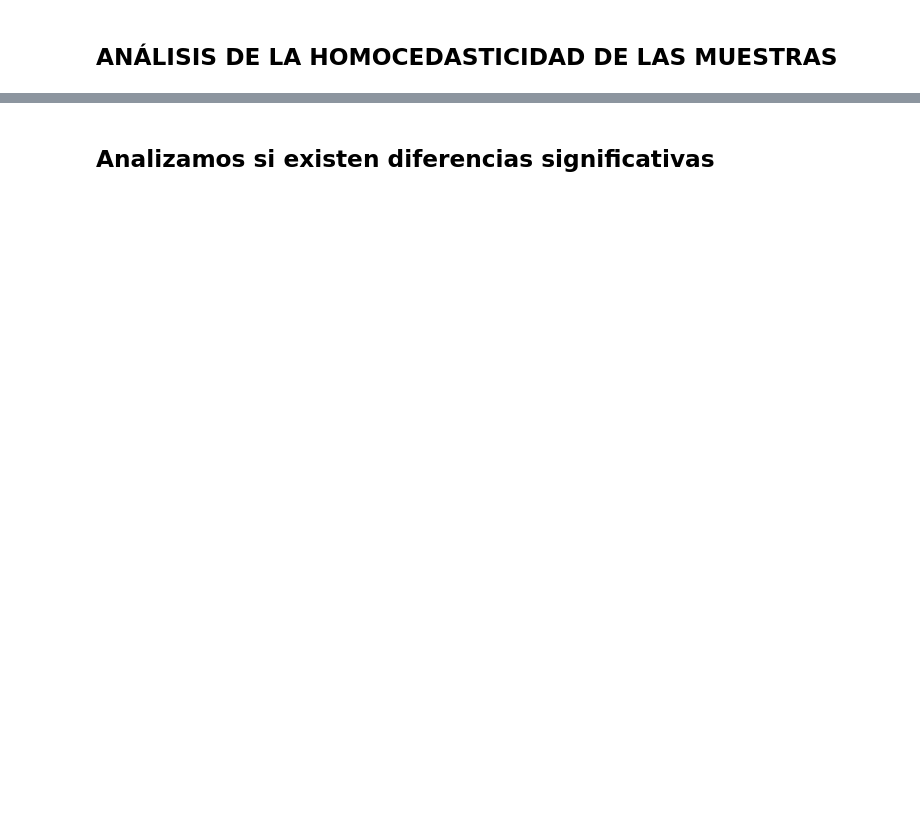
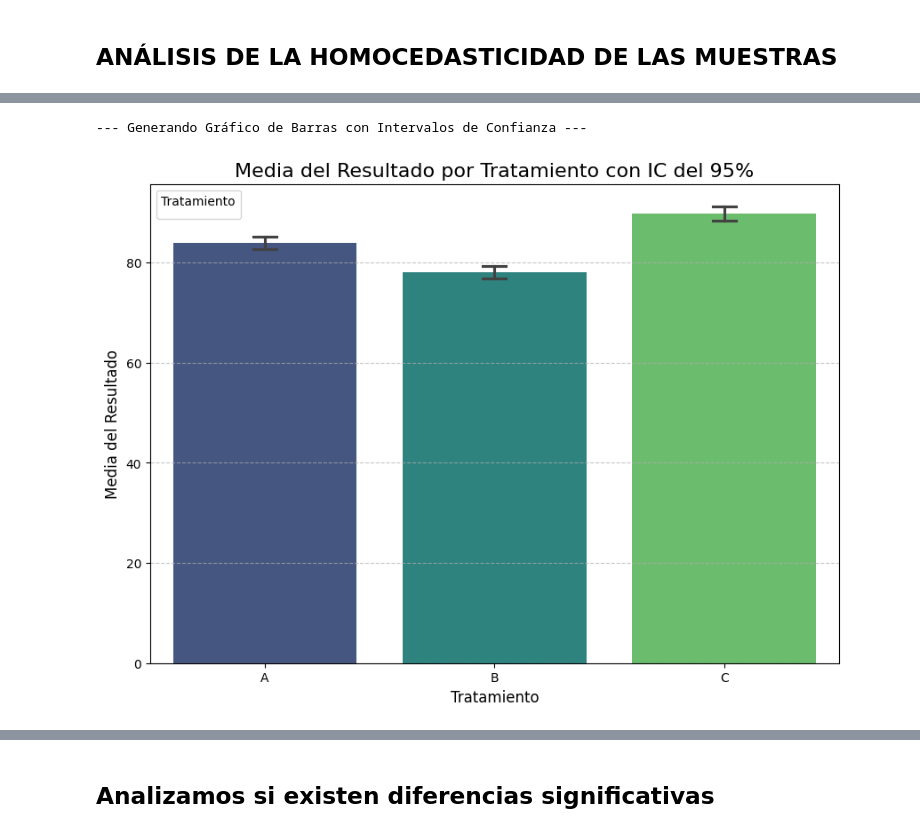
Before and after one commit to mlacasa/EstadisticaQ2, a Jupyter notebook: Anova.ipynb, the cells around one changed output, grey strips where cells are left out. Saved outputs shown, nothing was run; the diff lists cells and outputs as text; code cells hidden in the pictures; blank space fills up the shorter version.

```diff
--- a/Anova.ipynb
+++ b/Anova.ipynb
@@ -596,0 +269,44 @@ Los resultados del ANOVA de datos pareados indican si hay diferencias significat
+# %%
+# Se ejecuta el código Python para la visualización
+import pandas as pd
+import numpy as np
+from scipy import stats
+from statsmodels.stats.multicomp import pairwise_tukeyhsd
+import seaborn as sns
+import matplotlib.pyplot as plt
+
+# --- 0. Preparación: Regenerar Datos y Resultados ---
+# Para asegurar que esta celda se pueda ejecutar de forma independiente,
+# volvemos a generar los datos y a calcular los resultados del ANOVA y Tukey.
+np.random.seed(42)
+data = {
+    'Tratamiento': ['A'] * 50 + ['B'] * 50 + ['C'] * 50,
+    'Resultado': np.concatenate([
+        np.random.normal(loc=85, scale=5, size=50),
+        np.random.normal(loc=78, scale=5, size=50),
+        np.random.normal(loc=90, scale=5, size=50)
+    ])
+}
+df = pd.DataFrame(data)
+
+# Realizar el test de Tukey HSD
+tukey_results = pairwise_tukeyhsd(endog=df['Resultado'],
+                                  groups=df['Tratamiento'],
+                                  alpha=0.05)
+
+# --- 1. Gráfico de Barras con Intervalos de Confianza ---
+print("--- Generando Gráfico de Barras con Intervalos de Confianza ---")
+plt.figure(figsize=(10, 7))
+
+# Seaborn calcula automáticamente la media y el intervalo de confianza del 95%
+sns.barplot(x='Tratamiento', y='Resultado', data=df, hue='Tratamiento', palette='viridis', capsize=0.1, errorbar='ci')
+
+plt.title('Media del Resultado por Tratamiento con IC del 95%', fontsize=16)
+plt.xlabel('Tratamiento', fontsize=12)
+plt.ylabel('Media del Resultado', fontsize=12)
+plt.legend(title='Tratamiento')
+plt.grid(axis='y', linestyle='--', alpha=0.7)
+plt.show()
+# %% [output]
+--- Generando Gráfico de Barras con Intervalos de Confianza ---
+[figure, added]
```
Also changed, not shown: parts of 47 cells of this notebook.
